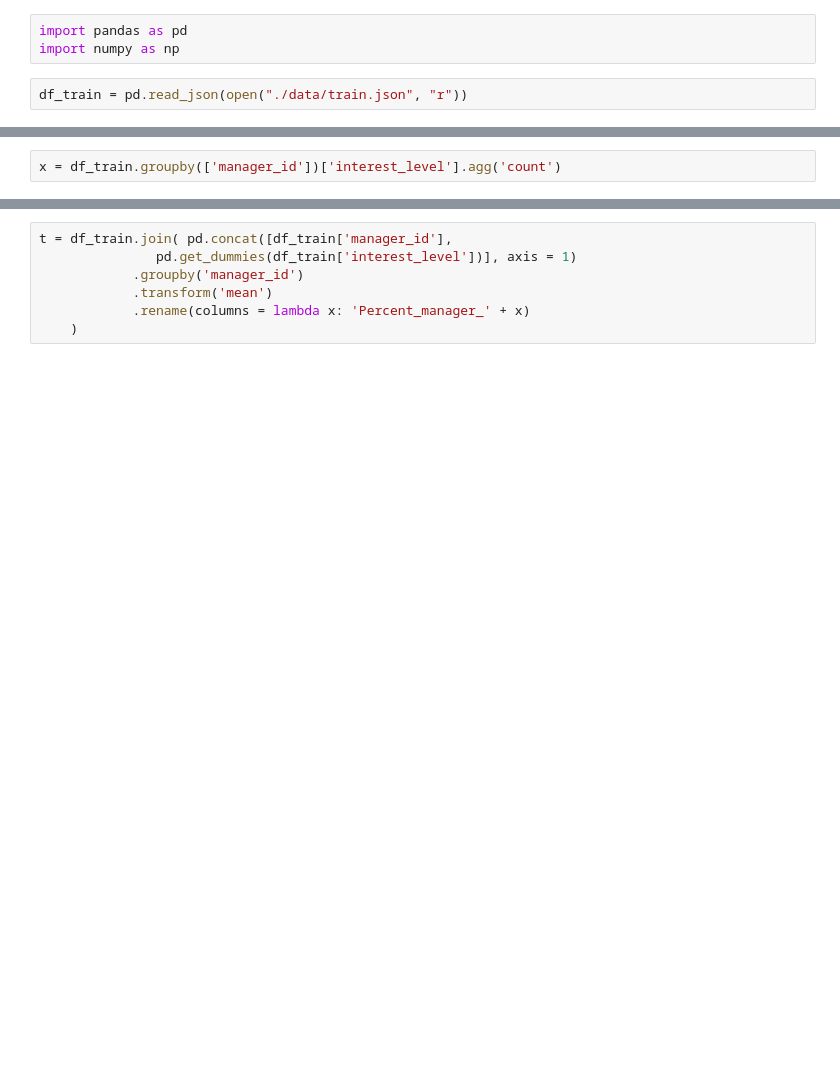
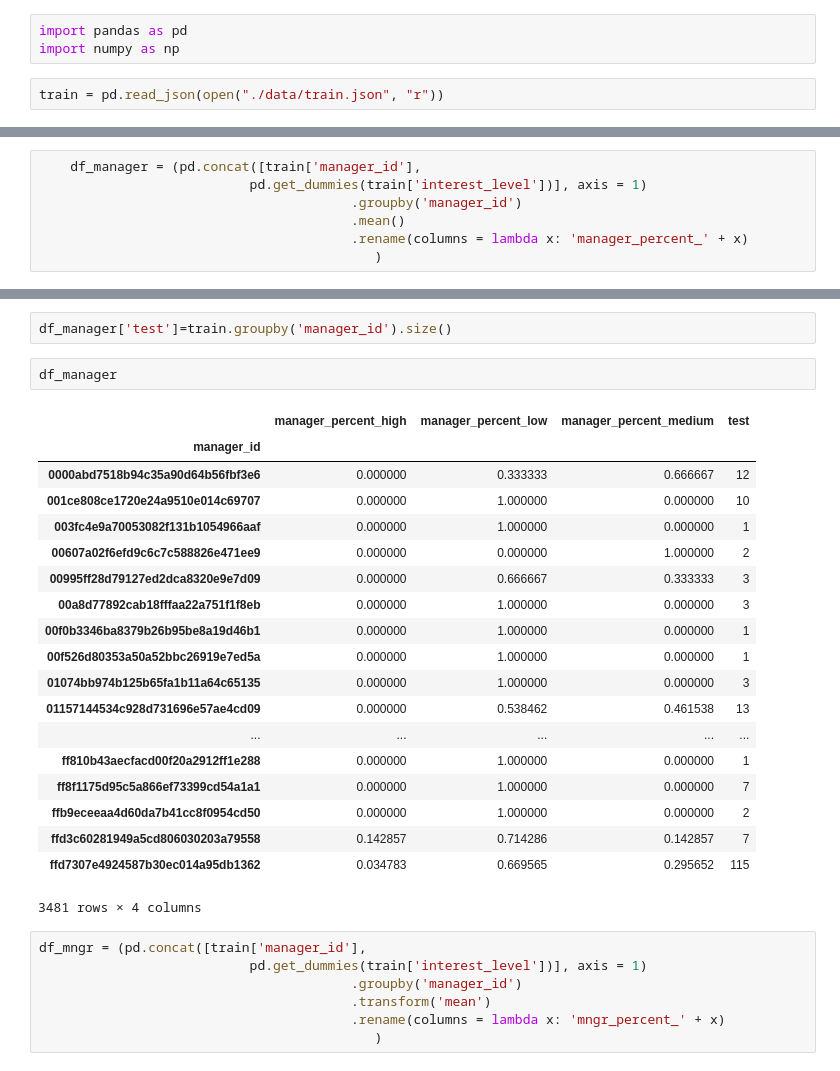
Before and after one commit to mratsim/Apartment-Interest-Prediction, a Jupyter notebook: 000_Data_Exploration.ipynb, the cells around one changed output, grey strips where cells are left out. Cells and saved outputs as stored; diff of their text form; blank space fills up the shorter version.

```diff
--- a/000_Data_Exploration.ipynb
+++ b/000_Data_Exploration.ipynb
@@ -2,4 +2,4 @@
 import pandas as pd
 import numpy as np
 # %%
-df_train = pd.read_json(open("./data/train.json", "r"))
+train = pd.read_json(open("./data/train.json", "r"))
@@ -57,2 +5,0 @@ print(timeit.timeit(example2, number=100000000))
-# %%
-x = df_train.groupby(['manager_id'])['interest_level'].agg('count')
@@ -58,0 +87,7 @@ x = df_train.groupby(['manager_id'])['interest_level'].agg('count')
+# %%
+    df_manager = (pd.concat([train['manager_id'],
+                           pd.get_dummies(train['interest_level'])], axis = 1)
+                                        .groupby('manager_id')
+                                        .mean()
+                                        .rename(columns = lambda x: 'manager_percent_' + x)
+                                           )
@@ -59,7 +142,31 @@ x = df_train.groupby(['manager_id'])['interest_level'].agg('count')
+# %%
+df_manager['test']=train.groupby('manager_id').size()
+# %%
+df_manager
+# %% [output]
+|  | manager_percent_high | manager_percent_low | manager_percent_medium | test |
+| manager_id |  |  |  |  |
+| 0000abd7518b94c35a90d64b56fbf3e6 | 0.000000 | 0.333333 | 0.666667 | 12 |
+| 001ce808ce1720e24a9510e014c69707 | 0.000000 | 1.000000 | 0.000000 | 10 |
+| 003fc4e9a70053082f131b1054966aaf | 0.000000 | 1.000000 | 0.000000 | 1 |
+| 00607a02f6efd9c6c7c588826e471ee9 | 0.000000 | 0.000000 | 1.000000 | 2 |
+| 00995ff28d79127ed2dca8320e9e7d09 | 0.000000 | 0.666667 | 0.333333 | 3 |
+| 00a8d77892cab18fffaa22a751f1f8eb | 0.000000 | 1.000000 | 0.000000 | 3 |
+| 00f0b3346ba8379b26b95be8a19d46b1 | 0.000000 | 1.000000 | 0.000000 | 1 |
+| 00f526d80353a50a52bbc26919e7ed5a | 0.000000 | 1.000000 | 0.000000 | 1 |
+| 01074bb974b125b65fa1b11a64c65135 | 0.000000 | 1.000000 | 0.000000 | 3 |
+| 01157144534c928d731696e57ae4cd09 | 0.000000 | 0.538462 | 0.461538 | 13 |
+| ... | ... | ... | ... | ... |
+| ff810b43aecfacd00f20a2912ff1e288 | 0.000000 | 1.000000 | 0.000000 | 1 |
+| ff8f1175d95c5a866ef73399cd54a1a1 | 0.000000 | 1.000000 | 0.000000 | 7 |
+| ffb9eceeaa4d60da7b41cc8f0954cd50 | 0.000000 | 1.000000 | 0.000000 | 2 |
+| ffd3c60281949a5cd806030203a79558 | 0.142857 | 0.714286 | 0.142857 | 7 |
+| ffd7307e4924587b30ec014a95db1362 | 0.034783 | 0.669565 | 0.295652 | 115 |
+3481 rows × 4 columns
 # %%
-t = df_train.join( pd.concat([df_train['manager_id'],
-               pd.get_dummies(df_train['interest_level'])], axis = 1)
-            .groupby('manager_id')
-            .transform('mean')
-            .rename(columns = lambda x: 'Percent_manager_' + x)
-    )
+df_mngr = (pd.concat([train['manager_id'],
+                           pd.get_dummies(train['interest_level'])], axis = 1)
+                                        .groupby('manager_id')
+                                        .transform('mean')
+                                        .rename(columns = lambda x: 'mngr_percent_' + x)
+                                           )
```
Also changed, not shown: parts of 18 cells of this notebook, 6 other files.
